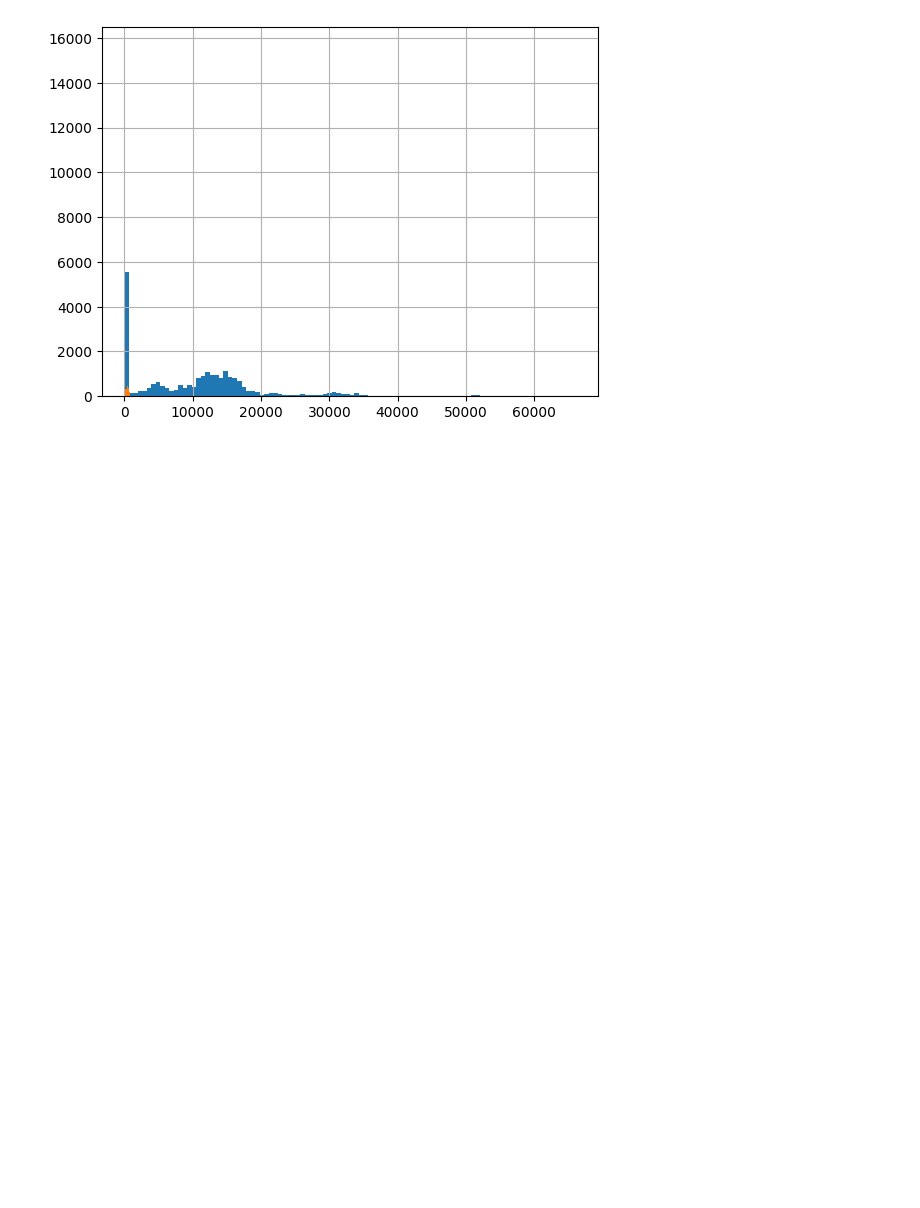
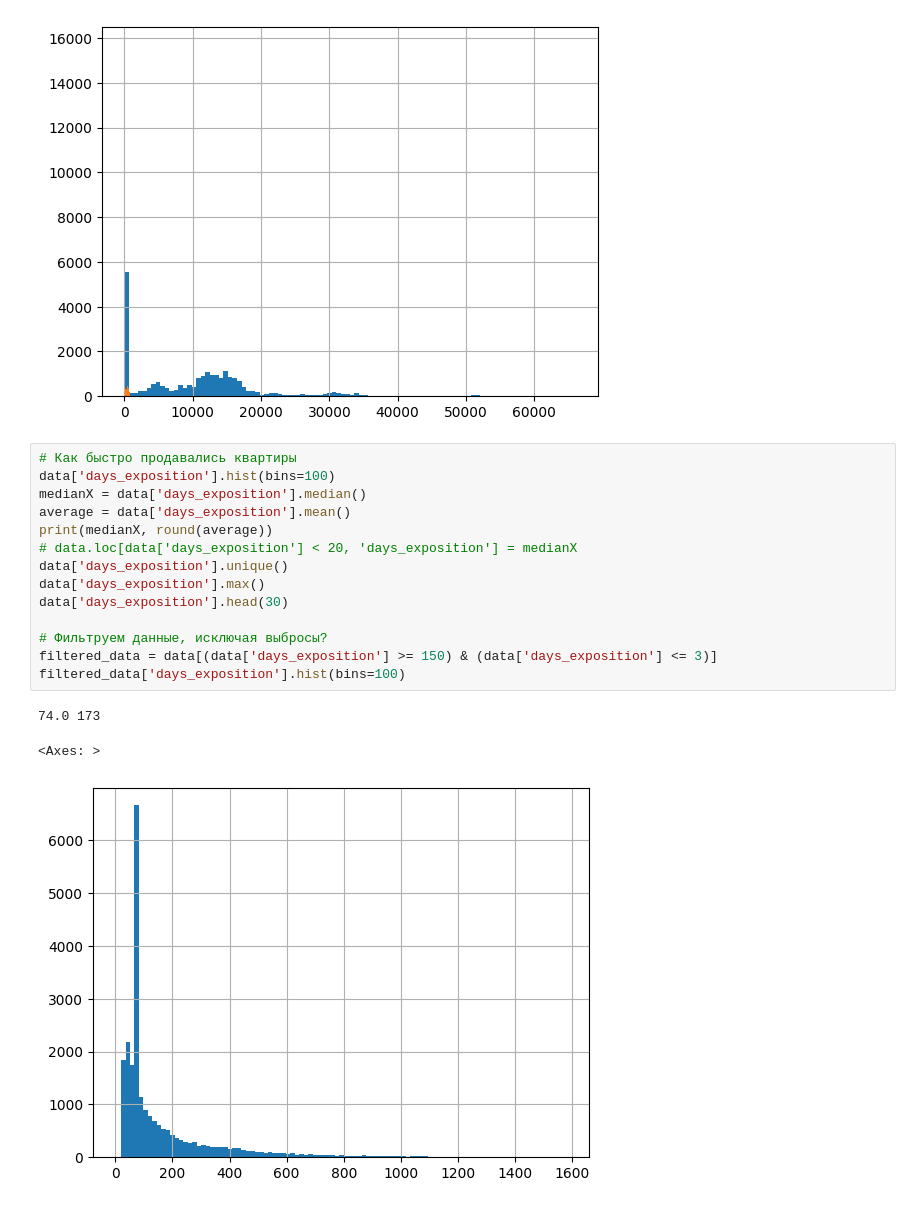
Before and after one commit to eugenii/data_sciencse, a Jupyter notebook: sp4.ipynb, the cells around one changed output. Cells and saved outputs as stored; diff of their text form; blank space fills up the shorter version.

```diff
--- a/sp4.ipynb
+++ b/sp4.ipynb
@@ -200,3 +200,21 @@ data['parks_nearest'].hist(bins=100)
 # %% [output]
 <Axes: >
 [figure]
+# %%
+# Как быстро продавались квартиры
+data['days_exposition'].hist(bins=100)
+medianX = data['days_exposition'].median()
+average = data['days_exposition'].mean()
+print(medianX, round(average))
+# data.loc[data['days_exposition'] < 20, 'days_exposition'] = medianX
+data['days_exposition'].unique()
+data['days_exposition'].max()
+data['days_exposition'].head(30)
+
+# Фильтруем данные, исключая выбросы?
+filtered_data = data[(data['days_exposition'] >= 150) & (data['days_exposition'] <= 3)]
+filtered_data['days_exposition'].hist(bins=100)
+# %% [output]
+74.0 173
+<Axes: >
+[figure, added]
```
Also changed, not shown: parts of 1 cell of this notebook.
